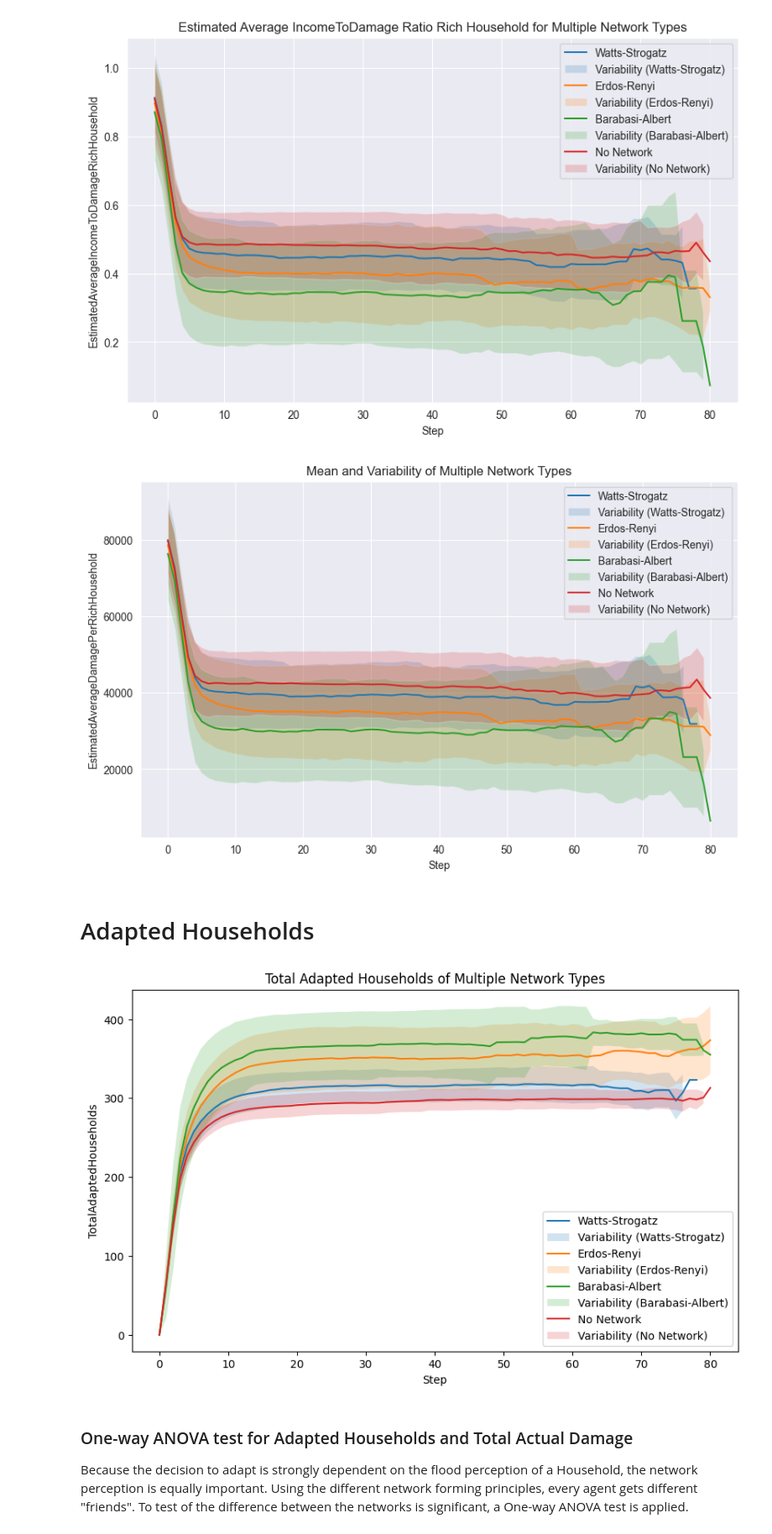
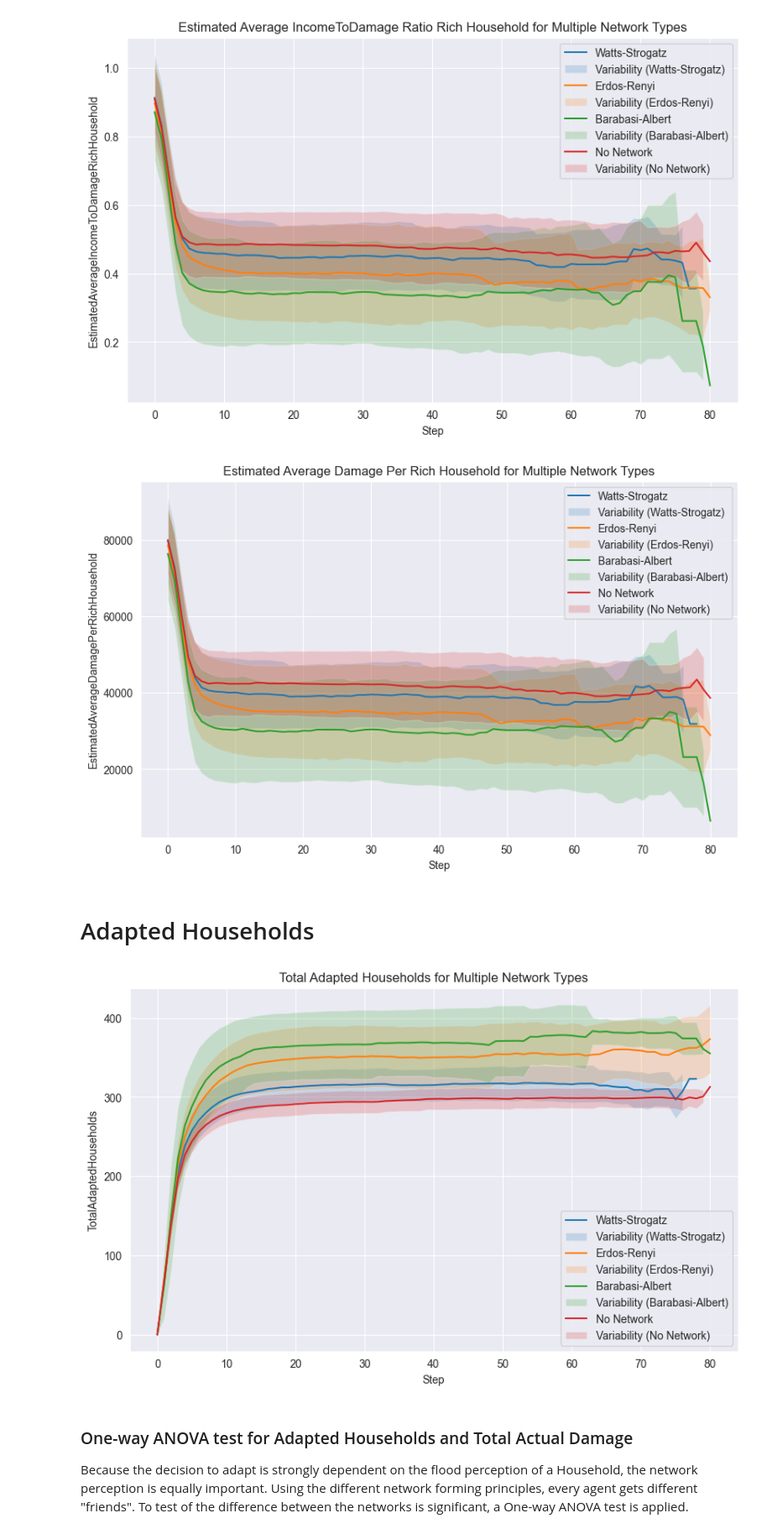
Before and after one commit to Martijntjevdg/SEN1211-ABM, a Jupyter notebook: base_model_mesa/model/One-at-a-Time-SensitivityAnalysis_Networks.ipynb, the cells around one changed output. Shown at 84% size. Drawn from its saved outputs; the diff is of its cells as text; code cells hidden in the pictures.

```diff
--- a/base_model_mesa/model/One-at-a-Time-SensitivityAnalysis_Networks.ipynb
+++ b/base_model_mesa/model/One-at-a-Time-SensitivityAnalysis_Networks.ipynb
@@ -384,59 +377,52 @@ estimated_damage_erdos_renyi = erdos_renyi[['RunId', 'Step', 'EstimatedAverageDa
 estimated_damage_barbasi_albert = barabasi_albert[['RunId', 'Step', 'EstimatedAverageDamagePerRichHousehold']]
 estimated_damage_no_network = no_network[['RunId', 'Step', 'EstimatedAverageDamagePerRichHousehold']]
 # %%
-import matplotlib.pyplot as plt
-
 fig, ax = plt.subplots(figsize=(10, 6))
 
-# Assuming 'estimated_damage_watts_strogatz' is your DataFrame with columns 'RunId', 'Step', and 'EstimatedAverageDamagePerRichHousehold'
-# Assuming 'estimated_damage_erdos_renyi' is another DataFrame with the same structure
-# Assuming 'estimated_damage_barbasi_albert' is another DataFrame with the same structure
-# Assuming 'estimated_damage_no_network' is another DataFrame with the same structure
-
-# Calculate the mean and standard deviation for each step in the first DataFrame
+# Calculate the mean and standard deviation for each step in the "watts_strogatz" DataFrame
 mean_values_watts_strogatz = estimated_damage_watts_strogatz.groupby('Step')['EstimatedAverageDamagePerRichHousehold'].mean()
 std_values_watts_strogatz = estimated_damage_watts_strogatz.groupby('Step')['EstimatedAverageDamagePerRichHousehold'].std()
 
-# Calculate the mean and standard deviation for each step in the second DataFrame
+# Calculate the mean and standard deviation for each step in the "erdos_renyi" DataFrame
 mean_values_erdos_renyi = estimated_damage_erdos_renyi.groupby('Step')['EstimatedAverageDamagePerRichHousehold'].mean()
 std_values_erdos_renyi = estimated_damage_erdos_renyi.groupby('Step')['EstimatedAverageDamagePerRichHousehold'].std()
 
-# Calculate the mean and standard deviation for each step in the third DataFrame
+# Calculate the mean and standard deviation for each step in the "barabasi_albert" DataFrame
 mean_values_barbasi_albert = estimated_damage_barbasi_albert.groupby('Step')['EstimatedAverageDamagePerRichHousehold'].mean()
 std_values_barbasi_albert = estimated_damage_barbasi_albert.groupby('Step')['EstimatedAverageDamagePerRichHousehold'].std()
 
-# Calculate the mean and standard deviation for each step in the fourth DataFrame
+# Calculate the mean and standard deviation for each step in the "no_network" DataFrame
 mean_values_no_network = estimated_damage_no_network.groupby('Step')['EstimatedAverageDamagePerRichHousehold'].mean()
 std_values_no_network = estimated_damage_no_network.groupby('Step')['EstimatedAverageDamagePerRichHousehold'].std()
 
-# Plot the mean line for the first DataFrame
+# Plot the mean line for the "watts_strogatz" DataFrame
 ax.plot(mean_values_watts_strogatz.index, mean_values_watts_strogatz, label='Watts-Strogatz')
 
-# Fill between the upper and lower bounds for the first DataFrame (mean ± 1 standard deviation)
+# Fill between the upper and lower bounds for the "watts_strogatz" DataFrame (mean ± 1 standard deviation)
 ax.fill_between(mean_values_watts_strogatz.index, mean_values_watts_strogatz - std_values_watts_strogatz, mean_values_watts_strogatz + std_values_watts_strogatz, alpha=0.2, label='Variability (Watts-Strogatz)')
 
-# Plot the mean line for the second DataFrame
+# Plot the mean line for the "erdos_renyi" DataFrame
 ax.plot(mean_values_erdos_renyi.index, mean_values_erdos_renyi, label='Erdos-Renyi')
 
-# Fill between the upper and lower bounds for the second DataFrame (mean ± 1 standard deviation)
+# Fill between the upper and lower bounds for the "erdos_renyi" DataFrame (mean ± 1 standard deviation)
 ax.fill_between(mean_values_erdos_renyi.index, mean_values_erdos_renyi - std_values_erdos_renyi, mean_values_erdos_renyi + std_values_erdos_renyi, alpha=0.2, label='Variability (Erdos-Renyi)')
 
-# Plot the mean line for the third DataFrame
+# Plot the mean line for the "barabasi_albert" DataFrame
 ax.plot(mean_values_barbasi_albert.index, mean_values_barbasi_albert, label='Barabasi-Albert')
 
-# Fill between the upper and lower bounds for the third DataFrame (mean ± 1 standard deviation)
+# Fill between the upper and lower bounds for the "barabasi_albert" DataFrame (mean ± 1 standard deviation)
 ax.fill_between(mean_values_barbasi_albert.index, mean_values_barbasi_albert - std_values_barbasi_albert, mean_values_barbasi_albert + std_values_barbasi_albert, alpha=0.2, label='Variability (Barabasi-Albert)')
 
-# Plot the mean line for the fourth DataFrame
+# Plot the mean line for the "no_network" DataFrame
 ax.plot(mean_values_no_network.index, mean_values_no_network, label='No Network')
 
-# Fill between the upper and lower bounds for the fourth DataFrame (mean ± 1 standard deviation)
+# Fill between the upper and lower bounds for the "no_network" DataFrame (mean ± 1 standard deviation)
 ax.fill_between(mean_values_no_network.index, mean_values_no_network - std_values_no_network, mean_values_no_network + std_values_no_network, alpha=0.2, label='Variability (No Network)')
 
 # Customize labels and title
 ax.set_xlabel('Step')
 ax.set_ylabel('EstimatedAverageDamagePerRichHousehold')
-ax.set_title('Mean and Variability of Multiple Network Types')
+ax.set_title('Estimated Average Damage Per Rich Household for Multiple Network Types')
 
 # Show legend
 ax.legend()
@@ -444,7 +430,7 @@ ax.legend()
 # Display the plot
 plt.show()
 # %% [output]
-[figure, old version]
+[figure, new version]
 # %% [markdown]
 # Adapted Households
 # %%
@@ -453,67 +439,61 @@ adapted_households_erdos_renyi = erdos_renyi[['RunId', 'Step', 'TotalAdaptedHous
 adapted_households_barbasi_albert = barabasi_albert[['RunId', 'Step', 'TotalAdaptedHouseholds']]
 adapted_households_no_network = no_network[['RunId', 'Step', 'TotalAdaptedHouseholds']]
 # %%
-import matplotlib.pyplot as plt
 
 fig, ax = plt.subplots(figsize=(10, 6))
 
-# Assuming 'adapted_households_watts_strogatz' is your DataFrame with columns 'RunId', 'Step', and 'TotalAdaptedHouseholds'
-# Assuming 'adapted_households_erdos_renyi' is another DataFrame with the same structure
-# Assuming 'adapted_households_barbasi_albert' is another DataFrame with the same structure
-# Assuming 'adapted_households_no_network' is another DataFrame with the same structure
-
-# Calculate the mean and standard deviation for each step in the first DataFrame
+# Calculate the mean and standard deviation for each step in the "watts_stogratz" DataFrame
 mean_values_watts_strogatz = adapted_households_watts_strogatz.groupby('Step')['TotalAdaptedHouseholds'].mean()
 std_values_watts_strogatz = adapted_households_watts_strogatz.groupby('Step')['TotalAdaptedHouseholds'].std()
 
-# Calculate the mean and standard deviation for each step in the second DataFrame
+# Calculate the mean and standard deviation for each step in the "erdos_renyi" DataFrame
 mean_values_erdos_renyi = adapted_households_erdos_renyi.groupby('Step')['TotalAdaptedHouseholds'].mean()
 std_values_erdos_renyi = adapted_households_erdos_renyi.groupby('Step')['TotalAdaptedHouseholds'].std()
 
-# Calculate the mean and standard deviation for each step in the third DataFrame
+# Calculate the mean and standard deviation for each step in the "barabasi_albert" DataFrame
 mean_values_barbasi_albert = adapted_households_barbasi_albert.groupby('Step')['TotalAdaptedHouseholds'].mean()
 std_values_barbasi_albert = adapted_households_barbasi_albert.groupby('Step')['TotalAdaptedHouseholds'].std()
 
-# Calculate the mean and standard deviation for each step in the fourth DataFrame
+# Calculate the mean and standard deviation for each step in the "no_network" DataFrame
 mean_values_no_network = adapted_households_no_network.groupby('Step')['TotalAdaptedHouseholds'].mean()
 std_values_no_network = adapted_households_no_network.groupby('Step')['TotalAdaptedHouseholds'].std()
 
-# Plot the mean line for the first DataFrame
+# Plot the mean line for the "watts_stogratz" DataFrame
 ax.plot(mean_values_watts_strogatz.index, mean_values_watts_strogatz, label='Watts-Strogatz')
 
-# Fill between the upper and lower bounds for the first DataFrame (mean ± 1 standard deviation)
+# Fill between the upper and lower bounds for the "watts_stogratz" DataFrame (mean ± 1 standard deviation)
 ax.fill_between(mean_values_watts_strogatz.index, mean_values_watts_strogatz - std_values_watts_strogatz, mean_values_watts_strogatz + std_values_watts_strogatz, alpha=0.2, label='Variability (Watts-Strogatz)')
 
-# Plot the mean line for the second DataFrame
+# Plot the mean line for the "erdos_renyi" DataFrame
 ax.plot(mean_values_erdos_renyi.index, mean_values_erdos_renyi, label='Erdos-Renyi')
 
-# Fill between the upper and lower bounds for the second DataFrame (mean ± 1 standard deviation)
+# Fill between the upper and lower bounds for the "erdos_renyi" DataFrame (mean ± 1 standard deviation)
 ax.fill_between(mean_values_erdos_renyi.index, mean_values_erdos_renyi - std_values_erdos_renyi, mean_values_erdos_renyi + std_values_erdos_renyi, alpha=0.2, label='Variability (Erdos-Renyi)')
 
-# Plot the mean line for the third DataFrame
+# Plot the mean line for the "barabasi_albert" DataFrame
 ax.plot(mean_values_barbasi_albert.index, mean_values_barbasi_albert, label='Barabasi-Albert')
 
-# Fill between the upper and lower bounds for the third DataFrame (mean ± 1 standard deviation)
+# Fill between the upper and lower bounds for the "barabasi_albert" DataFrame (mean ± 1 standard deviation)
 ax.fill_between(mean_values_barbasi_albert.index, mean_values_barbasi_albert - std_values_barbasi_albert, mean_values_barbasi_albert + std_values_barbasi_albert, alpha=0.2, label='Variability (Barabasi-Albert)')
 
-# Plot the mean line for the fourth DataFrame
+# Plot the mean line for the "no_network" DataFrame
 ax.plot(mean_values_no_network.index, mean_values_no_network, label='No Network')
 
-# Fill between the upper and lower bounds for the fourth DataFrame (mean ± 1 standard deviation)
+# Fill between the upper and lower bounds for the "no_network" DataFrame (mean ± 1 standard deviation)
 ax.fill_between(mean_values_no_network.index, mean_values_no_network - std_values_no_network, mean_values_no_network + std_values_no_network, alpha=0.2, label='Variability (No Network)')
 
 # Customize labels and title
 ax.set_xlabel('Step')
 ax.set_ylabel('TotalAdaptedHouseholds')
-ax.set_title('Total Adapted Households of Multiple Network Types')
+ax.set_title('Total Adapted Households for Multiple Network Types')
 
 # Show legend
 ax.legend()
 
 # Display the plot
 plt.show()
 # %% [output]
-[figure, old version]
+[figure, new version]
 # %% [markdown]
 ### One-way ANOVA test for Adapted Households and Total Actual Damage
 Because the decision to adapt is strongly dependent on the flood perception of a Household, the network perception is equally important. Using the different network forming principles, every agent gets different "friends". To test of the difference between the networks is significant, a One-way ANOVA test is applied.
```
Also changed, not shown: parts of 25 cells of this notebook, 1 other file.
